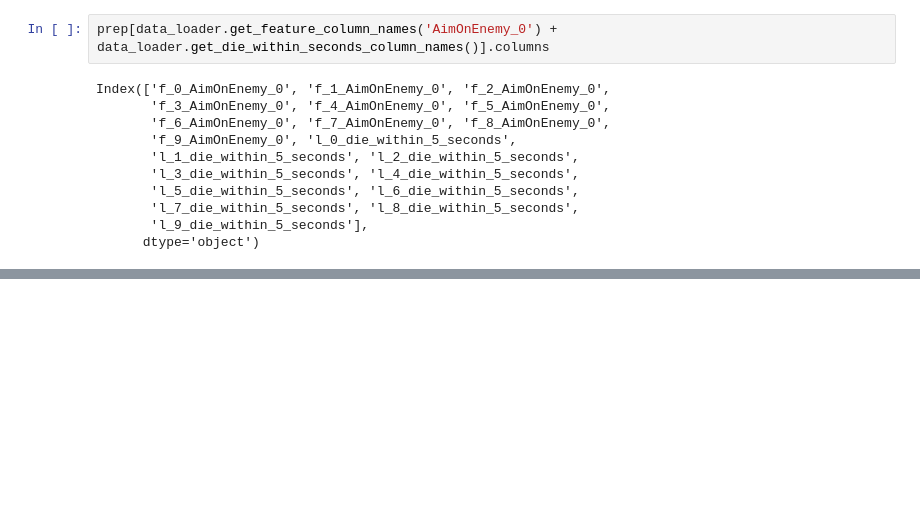
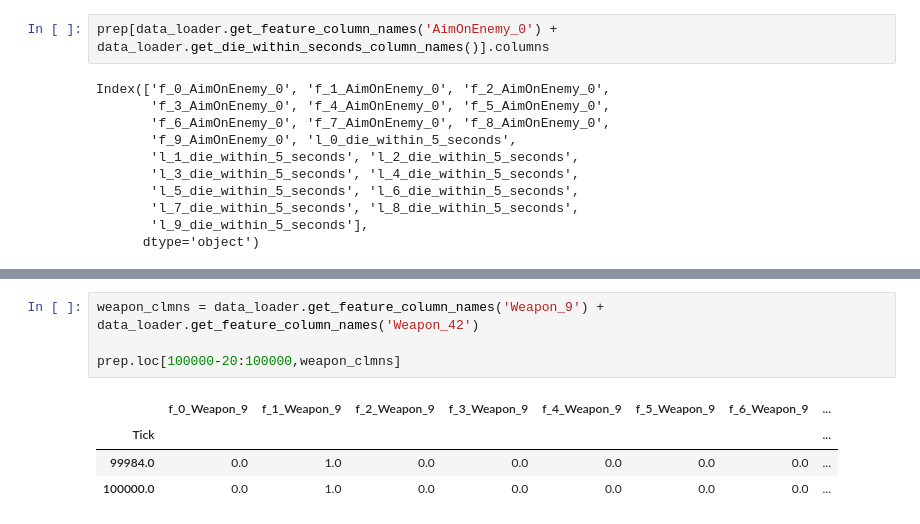
Before and after one commit to kroonhorstdino/csgo_encounter_prediction, a Jupyter notebook: testing/test_data_validity.ipynb, the cells around one changed output, grey strips where cells are left out. Drawn from its saved outputs; the diff is of its cells as text; blank space fills up the shorter version.

```diff
--- a/testing/test_data_validity.ipynb
+++ b/testing/test_data_validity.ipynb
@@ -69,0 +112,9 @@ prep.loc[tick-500:tick+100,all_aim_columns]
+# %%
+weapon_clmns = data_loader.get_feature_column_names('Weapon_9') + data_loader.get_feature_column_names('Weapon_42')
+
+prep.loc[100000-20:100000,weapon_clmns]
+# %% [output]
+|  | f_0_Weapon_9 | f_1_Weapon_9 | f_2_Weapon_9 | f_3_Weapon_9 | f_4_Weapon_9 | f_5_Weapon_9 | f_6_Weapon_9 | ... |
+| Tick |  |  |  |  |  |  |  | ... |
+| 99984.0 | 0.0 | 1.0 | 0.0 | 0.0 | 0.0 | 0.0 | 0.0 | ... |
+| 100000.0 | 0.0 | 1.0 | 0.0 | 0.0 | 0.0 | 0.0 | 0.0 | ... |
```
Also changed, not shown: parts of 9 cells of this notebook, 4 other files.
